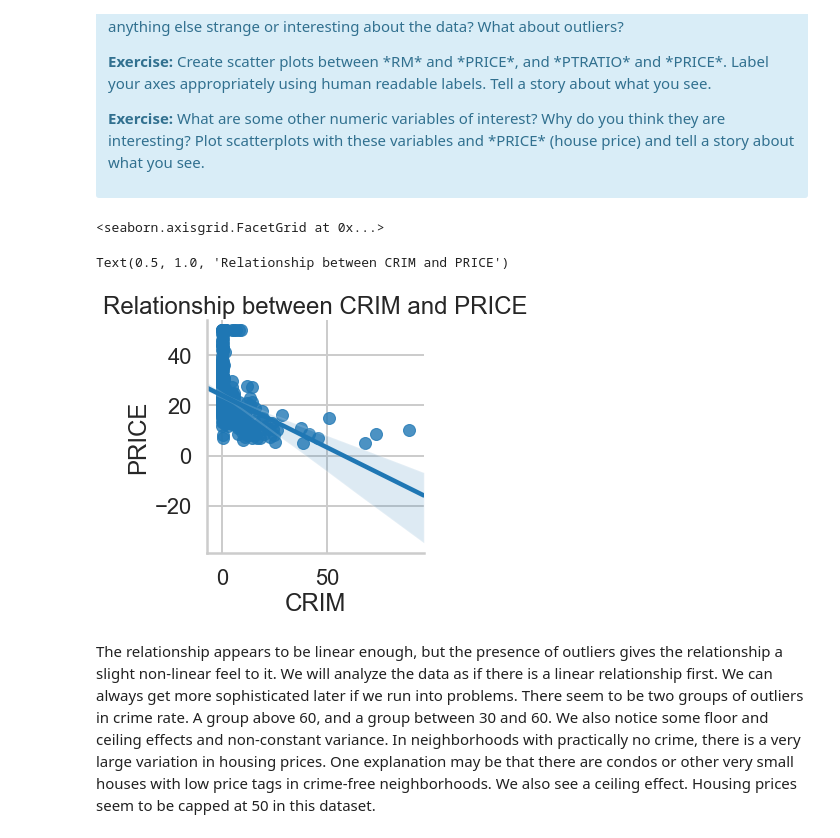
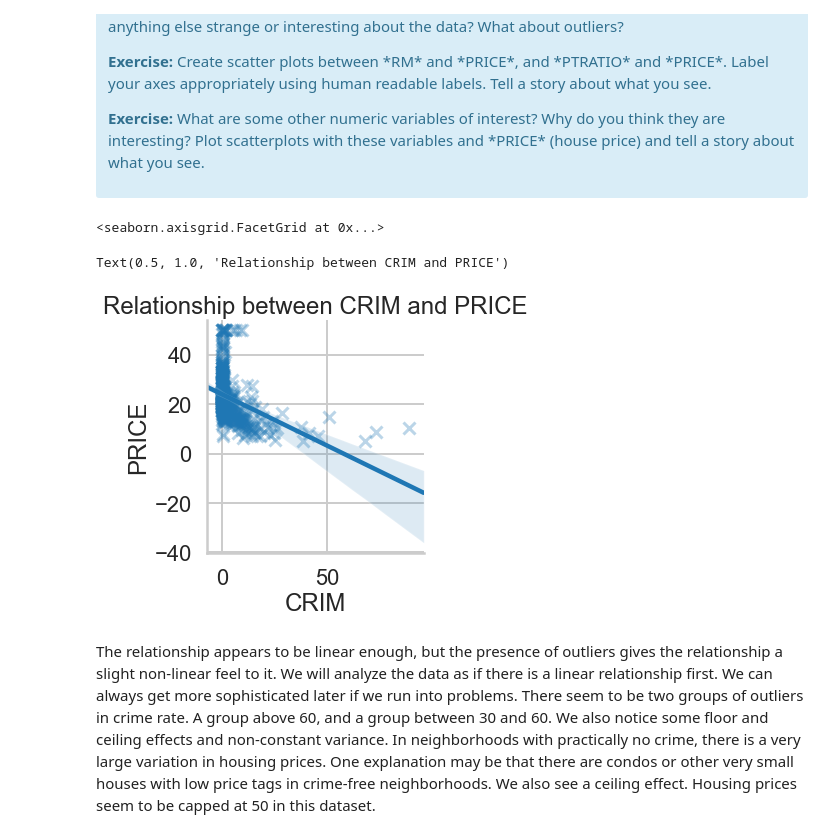
Before and after one commit to parasdoshicom/SpringboardDSIntensive, a Jupyter notebook: Mini_Project_Linear_Regression-With-Answer.ipynb, the cells around one changed output. Saved outputs shown, nothing was run; the diff lists cells and outputs as text; code cells hidden in the pictures.

Commit message:
updated lmplot and corr

```diff
--- a/Mini_Project_Linear_Regression-With-Answer.ipynb
+++ b/Mini_Project_Linear_Regression-With-Answer.ipynb
@@ -283,19 +286,19 @@ Text(0.5, 1.0, 'Relationship between CRIM and Price')
 # %%
 # your turn: describe relationship
 # The relationship is negative. If the CRIM value is higher than the PRICE tends to be lower.
 # The negative relantionship between CRIM and PRICE is more correlated after CRIM is higher than 10.
 #For CRIM values lower than 10, it seems like there is no relationship
 
 # let me also try seaborn's lmplot to show a regression line to double check that there is a negative correlation.
 
-sns.lmplot(x="CRIM",y="PRICE",data=bos)
+sns.lmplot(x="CRIM",y="PRICE",data=bos,scatter_kws={'alpha':0.3},markers='x')
 plt.title("Relationship between CRIM and PRICE")
 
 # And yes, the lmplot confirms that there is negative correlation between price and crim too.
 # %% [output]
 <seaborn.axisgrid.FacetGrid at 0x...>
 Text(0.5, 1.0, 'Relationship between CRIM and PRICE')
-[figure, old version]
+[figure, new version]
 # %% [markdown]
 The relationship appears to be linear enough, but the presence of outliers gives the relationship a slight non-linear feel to it. We will analyze the data as if there is a linear relationship first. We can always get more sophisticated later if we run into problems. There seem to be two groups of outliers in crime rate. A group above 60, and a group between 30 and 60. We also notice some floor and ceiling effects and non-constant variance. In neighborhoods with practically no crime, there is a very large variation in housing prices. One explanation may be that there are condos or other very small houses with low price tags in crime-free neighborhoods. We also see a ceiling effect. Housing prices seem to be capped at 50 in this dataset.
 # %%
```
Also changed, not shown: parts of 14 cells of this notebook.
